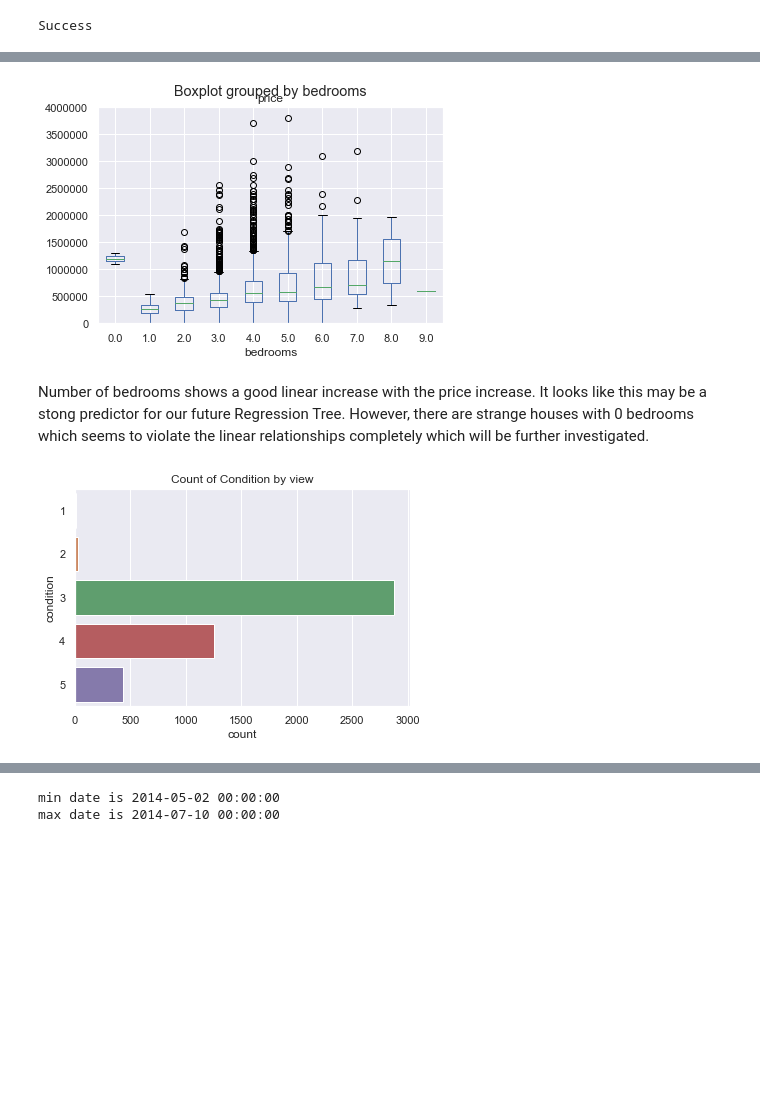
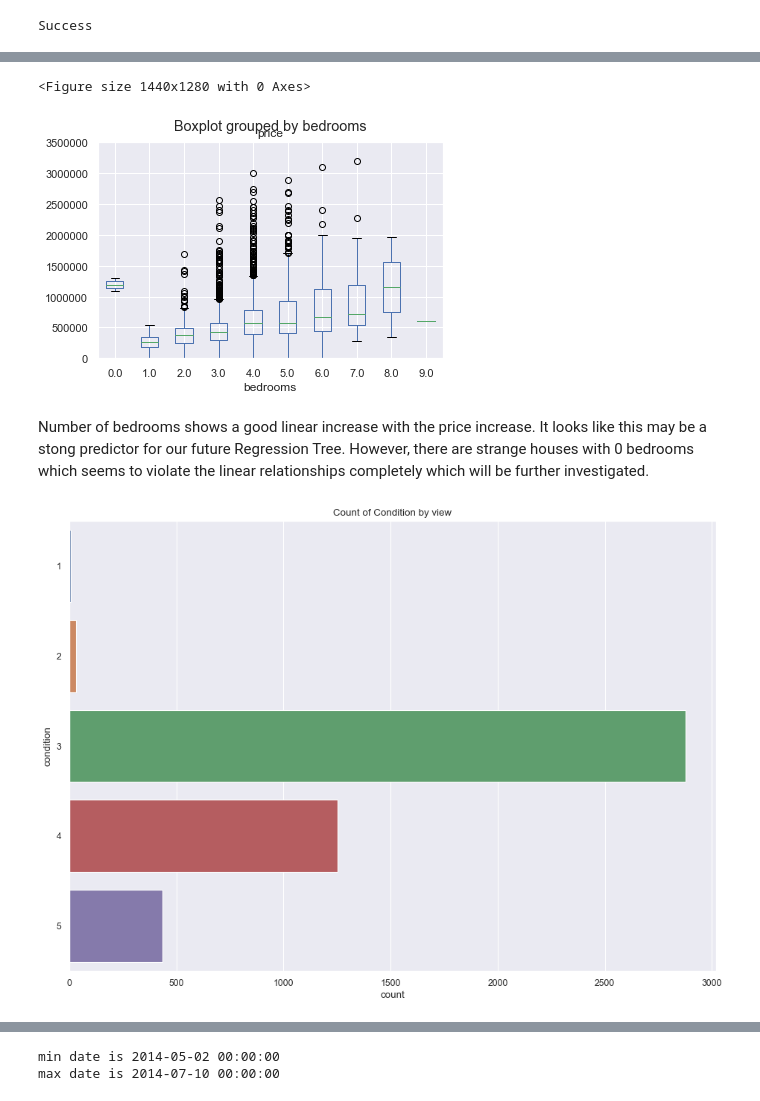
Before and after one commit to oleh-sorokin/House_prices, a Jupyter notebook: House_prices_prediction.ipynb, the cells around one changed output, grey strips where cells are left out. Cells and saved outputs as stored; diff of their text form; code cells hidden in the pictures; blank space fills up the shorter version.

```diff
--- a/House_prices_prediction.ipynb
+++ b/House_prices_prediction.ipynb
@@ -196,19 +203,22 @@ print(data.head())
 # %%
 #Looking at price destribution
 #Distribution of price by number of bedrooms is the most interesting.
+plt.figure(figsize=(18, 16), dpi= 80, facecolor='w', edgecolor='k')
 data.boxplot(column='price', by='bedrooms')
-plt.ylim(0,4000000)
+plt.ylim(0,3500000)
 plt.show()
 # %% [output]
+<Figure size 1440x1280 with 0 Axes>
-[figure, old version]
+[figure, new version]
 # %% [markdown]
 Number of bedrooms shows a good linear increase with the price increase. It looks like this may be a stong predictor for our future Regression Tree.
 However, there are strange houses with 0 bedrooms which seems to violate the linear relationships completely which will be further investigated.
 # %%
-#Seaborn count plot
+#Seaborn count plot of condition
+plt.figure(figsize=(14, 10), dpi= 80, facecolor='w', edgecolor='k')
 sns.countplot(data=data, y="condition")
 plt.title('Count of Condition by view')
 plt.show()
 # %% [output]
-[figure, old version]
+[figure, new version]
 # %%
```
Also changed, not shown: parts of 43 cells of this notebook.
